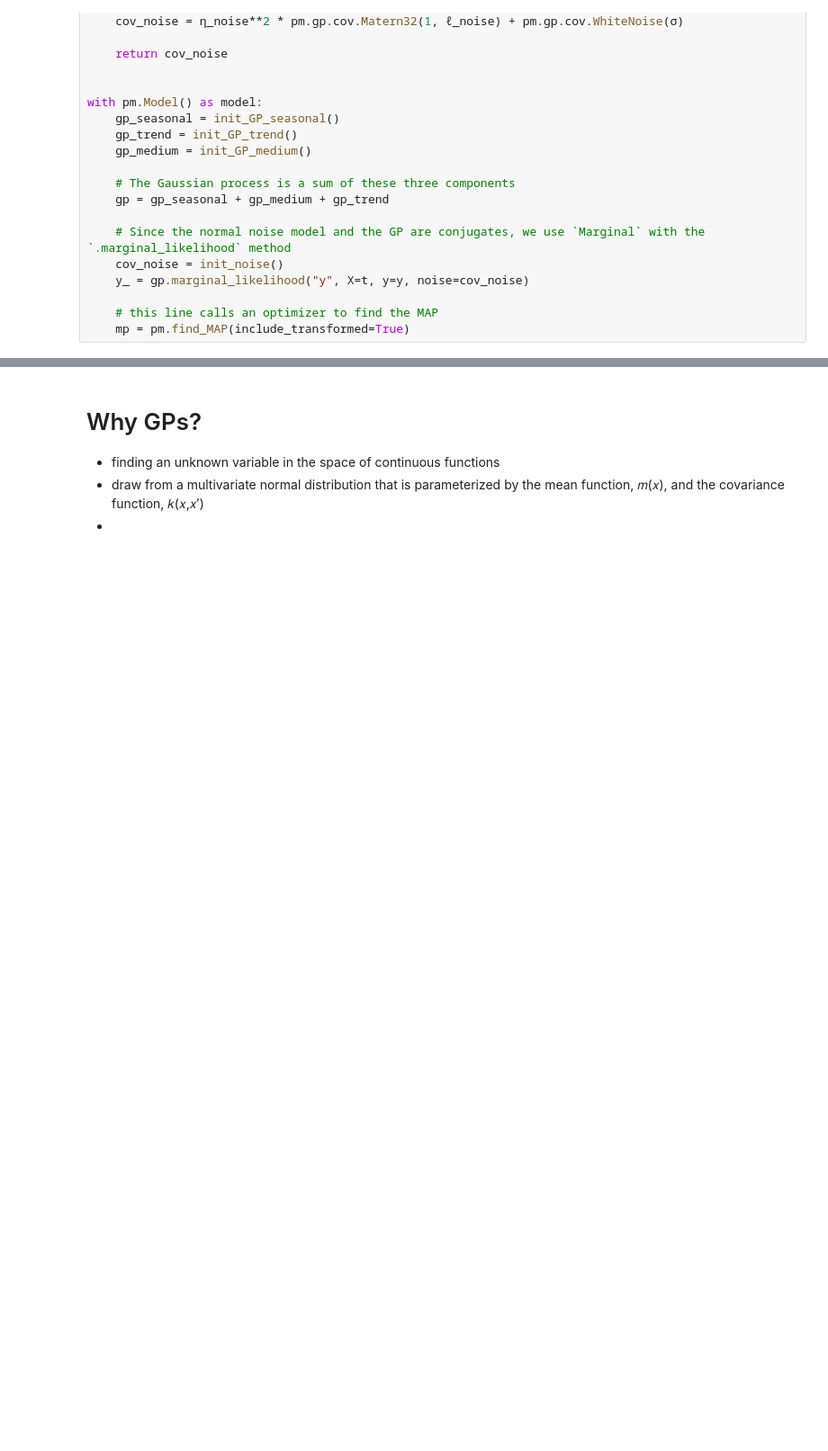
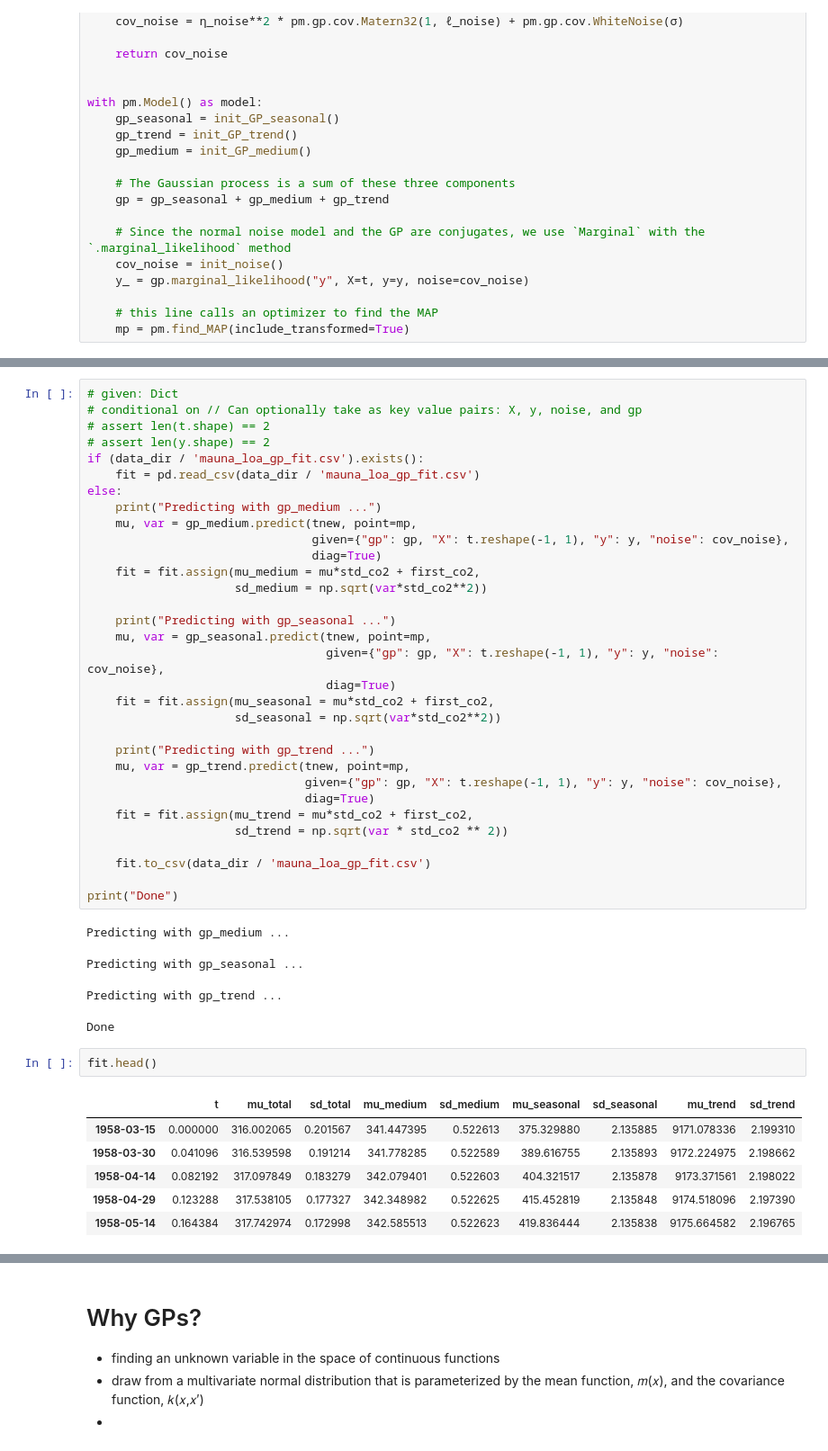
Before and after one commit to tommylees112/gp_drought, a Jupyter notebook: notebooks/02_tl_PYMC_GP.ipynb, the cells around one changed output, grey strips where cells are left out. Shown: that part at 90% size. Saved outputs shown, nothing was run; the diff lists cells and outputs as text; blank space fills up the shorter version.

```diff
--- a/notebooks/02_tl_PYMC_GP.ipynb
+++ b/notebooks/02_tl_PYMC_GP.ipynb
@@ -312,0 +374,46 @@ mp
+# %%
+# given: Dict
+# conditional on // Can optionally take as key value pairs: X, y, noise, and gp
+# assert len(t.shape) == 2
+# assert len(y.shape) == 2
+if (data_dir / 'mauna_loa_gp_fit.csv').exists():
+    fit = pd.read_csv(data_dir / 'mauna_loa_gp_fit.csv')
+else:
+    print("Predicting with gp_medium ...")
+    mu, var = gp_medium.predict(tnew, point=mp,
+                                given={"gp": gp, "X": t.reshape(-1, 1), "y": y, "noise": cov_noise},
+                                diag=True)
+    fit = fit.assign(mu_medium = mu*std_co2 + first_co2,
+                     sd_medium = np.sqrt(var*std_co2**2))
+
+    print("Predicting with gp_seasonal ...")
+    mu, var = gp_seasonal.predict(tnew, point=mp,
+                                  given={"gp": gp, "X": t.reshape(-1, 1), "y": y, "noise": cov_noise},
+                                  diag=True)
+    fit = fit.assign(mu_seasonal = mu*std_co2 + first_co2,
+                     sd_seasonal = np.sqrt(var*std_co2**2))
+
+    print("Predicting with gp_trend ...")
+    mu, var = gp_trend.predict(tnew, point=mp,
+                               given={"gp": gp, "X": t.reshape(-1, 1), "y": y, "noise": cov_noise},
+                               diag=True)
+    fit = fit.assign(mu_trend = mu*std_co2 + first_co2,
+                     sd_trend = np.sqrt(var * std_co2 ** 2))
+
+    fit.to_csv(data_dir / 'mauna_loa_gp_fit.csv')
+
+print("Done")
+# %% [output]
+Predicting with gp_medium ...
+Predicting with gp_seasonal ...
+Predicting with gp_trend ...
+Done
+# %%
+fit.head()
+# %% [output]
+|  | t | mu_total | sd_total | mu_medium | sd_medium | mu_seasonal | sd_seasonal | mu_trend | sd_trend |
+| 1958-03-15 | 0.000000 | 316.002065 | 0.201567 | 341.447395 | 0.522613 | 375.329880 | 2.135885 | 9171.078336 | 2.199310 |
+| 1958-03-30 | 0.041096 | 316.539598 | 0.191214 | 341.778285 | 0.522589 | 389.616755 | 2.135893 | 9172.224975 | 2.198662 |
+| 1958-04-14 | 0.082192 | 317.097849 | 0.183279 | 342.079401 | 0.522603 | 404.321517 | 2.135878 | 9173.371561 | 2.198022 |
+| 1958-04-29 | 0.123288 | 317.538105 | 0.177327 | 342.348982 | 0.522625 | 415.452819 | 2.135848 | 9174.518096 | 2.197390 |
+| 1958-05-14 | 0.164384 | 317.742974 | 0.172998 | 342.585513 | 0.522623 | 419.836444 | 2.135838 | 9175.664582 | 2.196765 |
```
Also changed, not shown: parts of 14 cells of this notebook.
